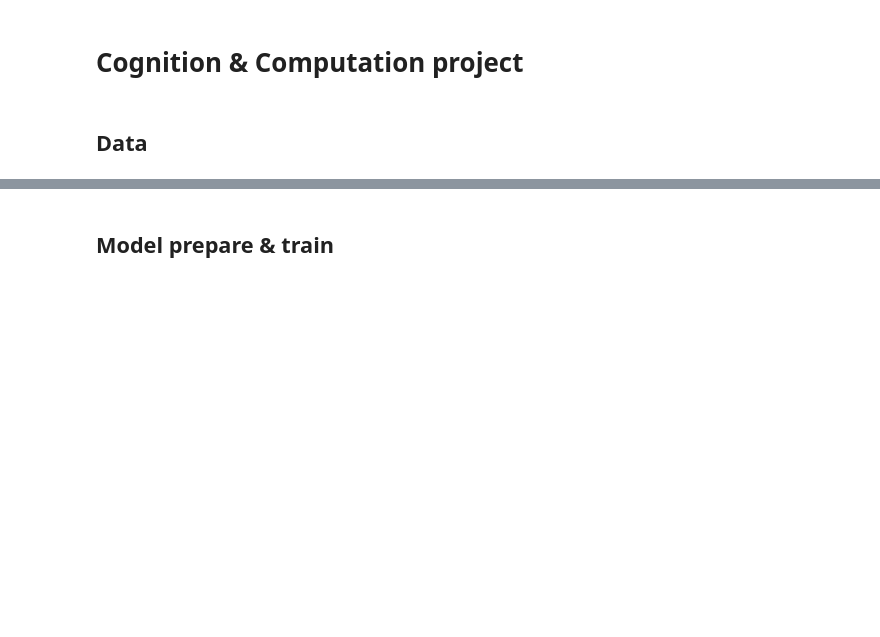
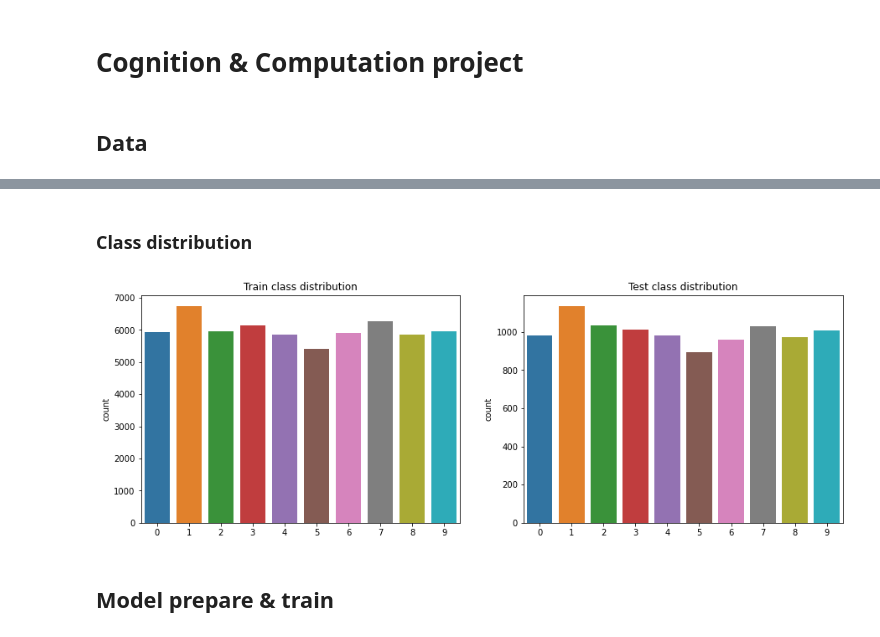
Before and after one commit to PashaIanko/RestrictedBolzmannMachine, a Jupyter notebook: Project remaster.ipynb, the cells around one changed output, grey strips where cells are left out. Cells and saved outputs as stored; diff of their text form; code cells hidden in the pictures; blank space fills up the shorter version.

```diff
--- a/Project remaster.ipynb
+++ b/Project remaster.ipynb
@@ -81,3 +153,20 @@ class TrainParameters:
+# %% [markdown]
+### Class distribution
+# %%
+fig, axes = plt.subplots(1, 2, figsize = (15, 5))
+sns.countplot(
+    x = targets_train.numpy(), ax = axes[0]
+
+)
+_ = axes[0].set_title('Train class distribution')
+
+sns.countplot(
+    x = targets_test.numpy(),
+    ax = axes[1]
+)
+_ = axes[1].set_title('Test class distribution')
+# %% [output]
+[figure, added]
 # %% [markdown]
 ## Model prepare & train
 # %%
```
Also changed, not shown: parts of 5 cells of this notebook.
